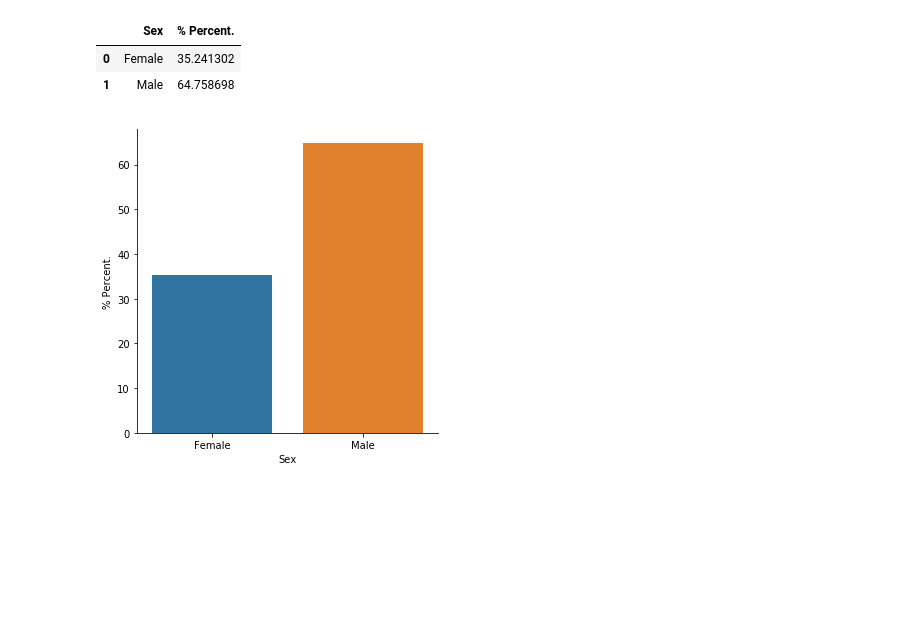
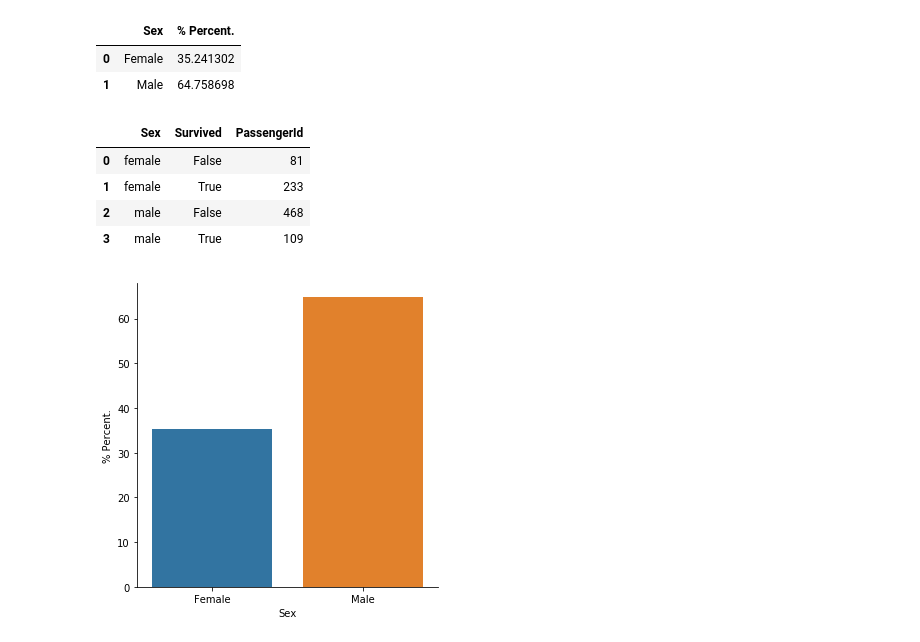
Before and after one commit to brudini/Titanic-Kaggle, a Jupyter notebook: titanic.ipynb, the cells around one changed output. Drawn from its saved outputs; the diff is of its cells as text; code cells hidden in the pictures; blank space fills up the shorter version.

```diff
--- a/titanic.ipynb
+++ b/titanic.ipynb
@@ -224,6 +224,16 @@ dataframe
 |  | Sex | % Percent. |
 | 0 | Female | 35.241302 |
 | 1 | Male | 64.758698 |
+# %%
+group_by=train_df[['PassengerId','Survived', 'Sex']].groupby(['Sex','Survived'], as_index=False).count()
+dataframe=pd.DataFrame(data=group_by)
+dataframe
+# %% [output]
+|  | Sex | Survived | PassengerId |
+| 0 | female | False | 81 |
+| 1 | female | True | 233 |
+| 2 | male | False | 468 |
+| 3 | male | True | 109 |
 # %%
 g = sns.catplot(x='Sex',y='% Percent.' ,data=dataframe,kind="bar")
 # %% [output]
```
Also changed, not shown: parts of 4 cells of this notebook.
